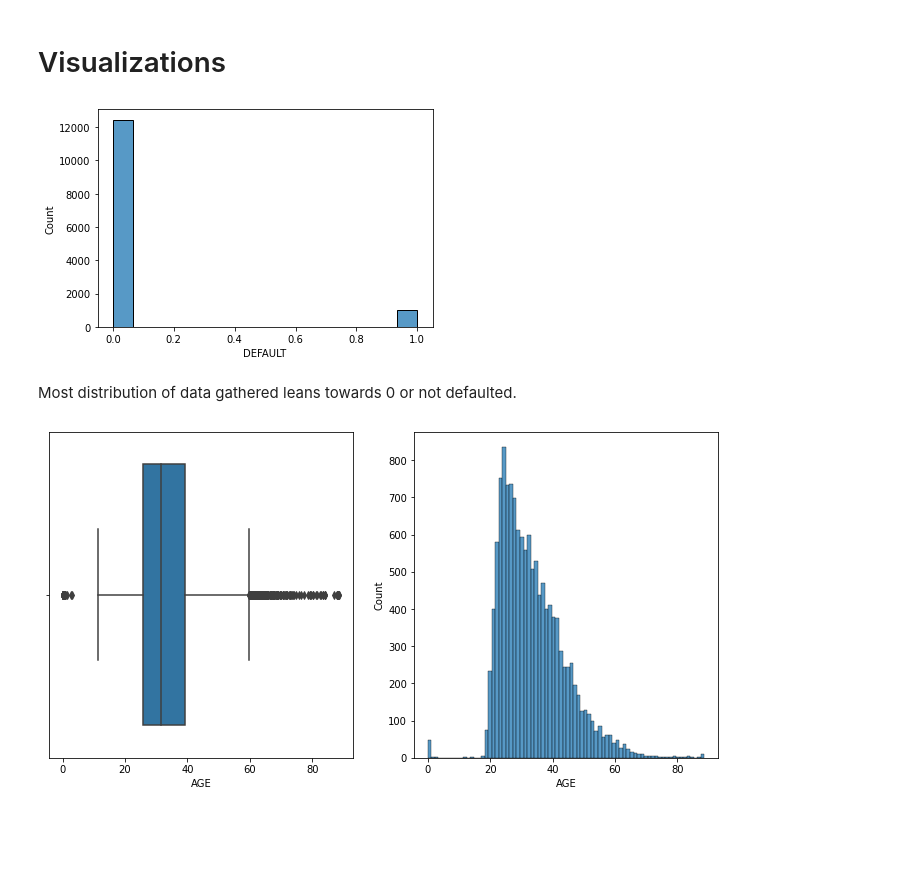
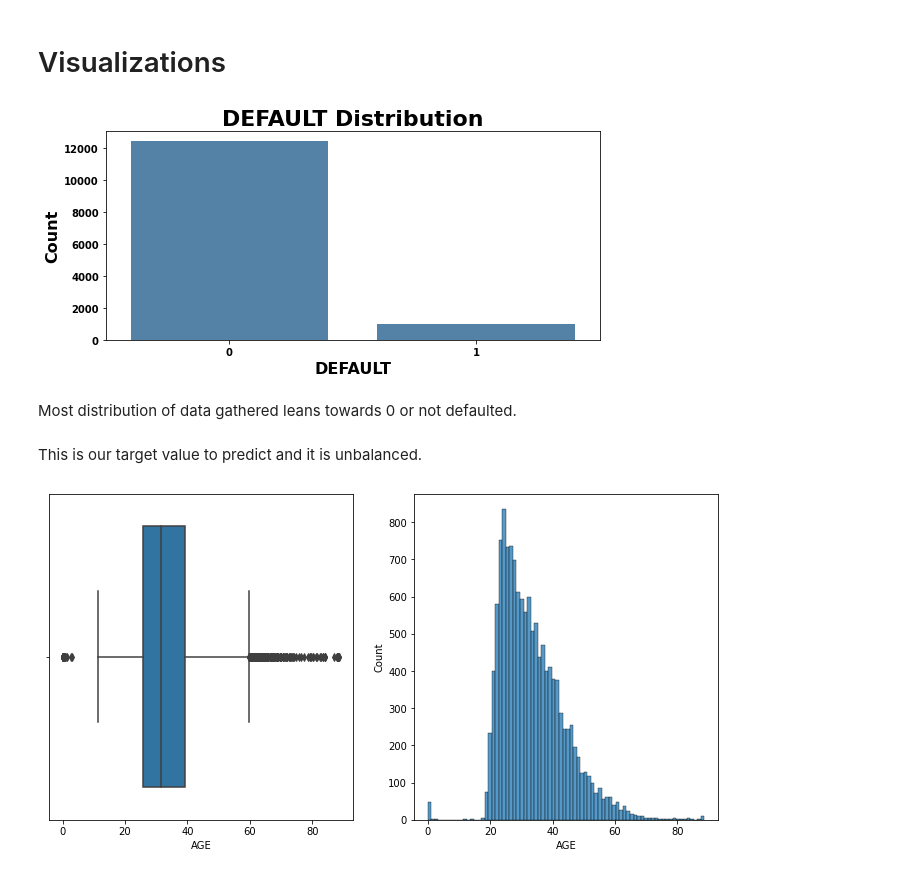
Before and after one commit to XcLyBr/Defaulting-Card-Payment, a Jupyter notebook: DefaultingCreditCards.ipynb, the cells around one changed output. Drawn from its saved outputs; the diff is of its cells as text; code cells hidden in the pictures; blank space fills up the shorter version.

```diff
--- a/DefaultingCreditCards.ipynb
+++ b/DefaultingCreditCards.ipynb
@@ -138,14 +145,23 @@ dtype: int64
 Zero null values.
 # %% [markdown]
 # Visualizations
-# %%
-# df['DEFAULT'].hist();
-# this is our target
-sns.histplot(data=df, x = "DEFAULT");
-# %% [output]
-[figure, removed]
+# %%
+# df['DEFAULT'].hist();
+# this is our target
+plt.figure(figsize = (8,4))
+sns.countplot(data=df, x = "DEFAULT", color='steelblue');
+plt.title('DEFAULT Distribution', fontsize = 22, weight='bold');
+plt.xlabel('DEFAULT', fontsize = 16, weight='bold');
+plt.ylabel('Count', fontsize = 16, weight='bold');
+plt.xticks(fontsize = 10, weight='bold', rotation=0);
+plt.yticks(fontsize = 10, weight='bold');
+plt.tight_layout()
+# %% [output]
+[figure, added]
 # %% [markdown]
 Most distribution of data gathered leans towards 0 or not defaulted.
+# %% [markdown]
+This is our target value to predict and it is unbalanced.
 # %%
 # df.boxplot('AGE');
 # plt.title('AGE');
```
Also changed, not shown: parts of 20 cells of this notebook.
